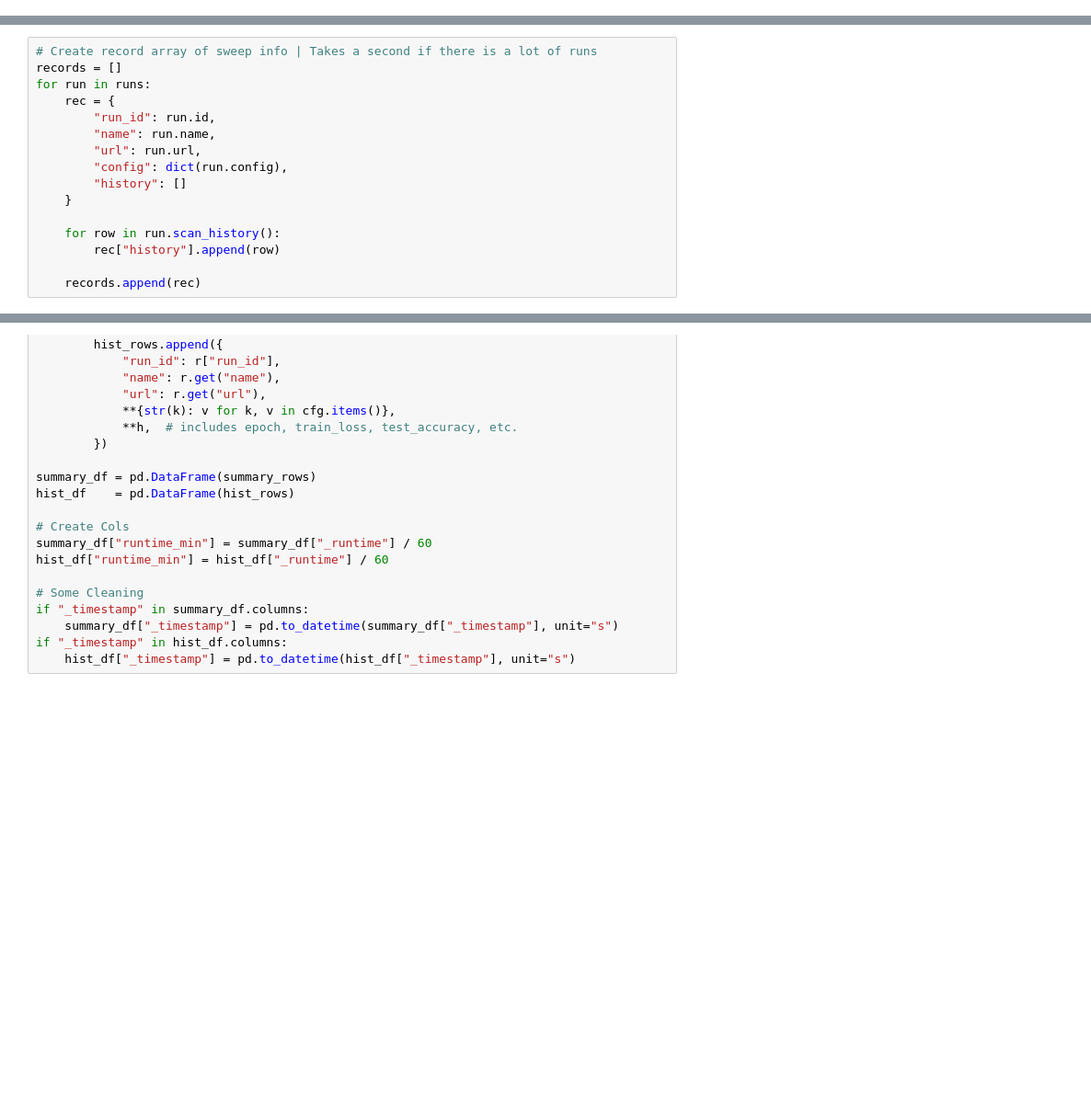
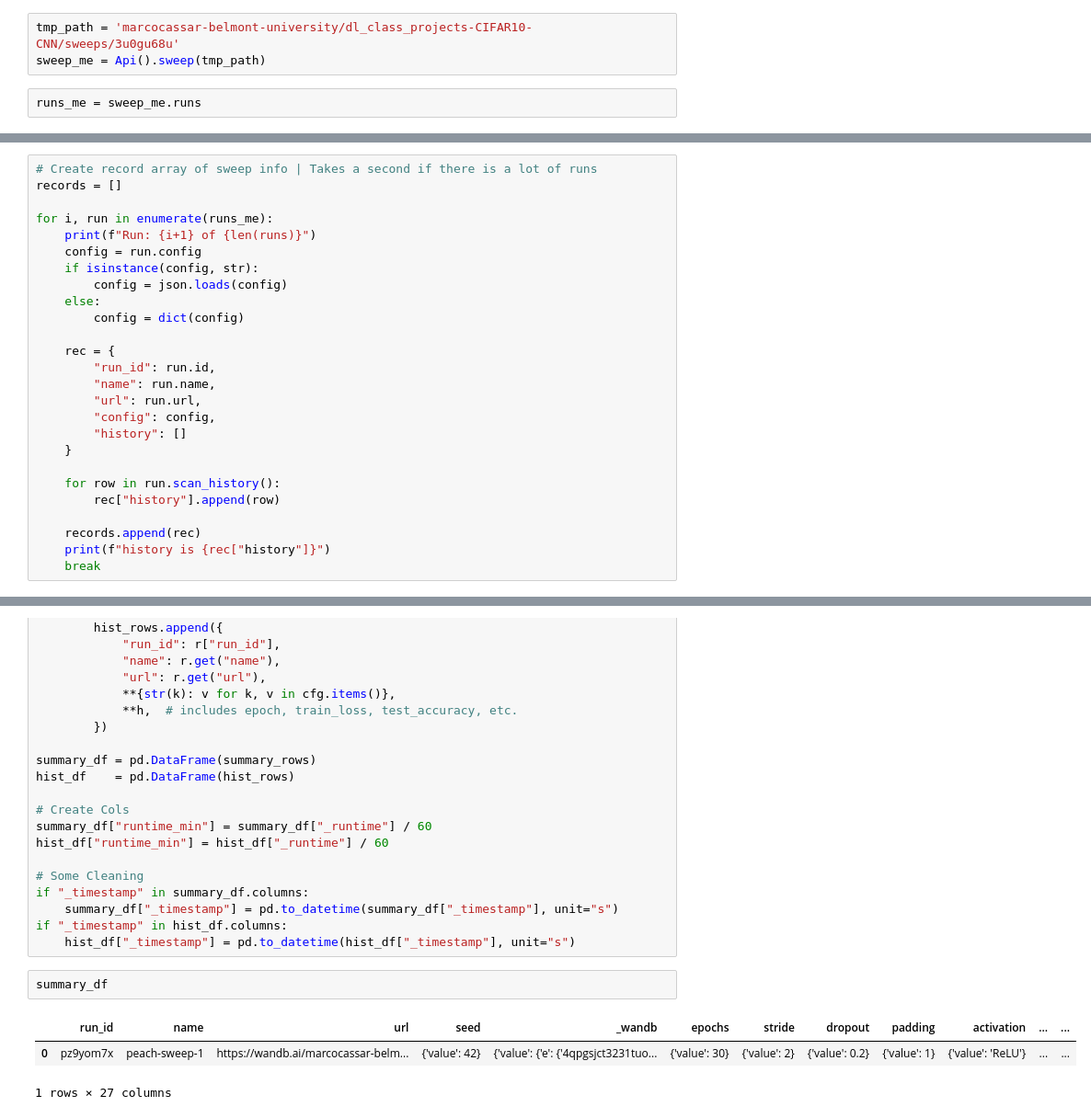
Before and after one commit to Ocrabit/dl_class_projects, a Jupyter notebook: CIFAR10-CNN/viz/sweep_collection_notebook.ipynb, the cells around one changed output, grey strips where cells are left out. Shown: that part at 92% size. Cells and saved outputs as stored; diff of their text form; blank space fills up the shorter version.

```diff
--- a/CIFAR10-CNN/viz/sweep_collection_notebook.ipynb
+++ b/CIFAR10-CNN/viz/sweep_collection_notebook.ipynb
@@ -33,18 +37,31 @@ sweep_path = "example-org-name/example-project-name/3d94i2u8"  # end with id of
 # Use wandb api
 from wandb.apis.public import Api
 sweep = Api().sweep(sweep_path)
+# %%
+tmp_path = 'marcocassar-belmont-university/dl_class_projects-CIFAR10-CNN/sweeps/3u0gu68u'
+sweep_me = Api().sweep(tmp_path)
+# %%
+runs_me = sweep_me.runs
 # %%
 # Collect runs from sweep
 runs = sweep.runs
 # %%
 # Create record array of sweep info | Takes a second if there is a lot of runs
 records = []
-for run in runs:
+
+for i, run in enumerate(runs_me):
+    print(f"Run: {i+1} of {len(runs)}")
+    config = run.config
+    if isinstance(config, str):
+        config = json.loads(config)
+    else:
+        config = dict(config)
+
     rec = {
         "run_id": run.id,
         "name": run.name,
         "url": run.url,
-        "config": dict(run.config),
+        "config": config,
         "history": []
     }
 
@@ -52,3 +69,5 @@ for run in runs:
         rec["history"].append(row)
 
     records.append(rec)
+    print(f"history is {rec["history"]}")
+    break
@@ -114,3 +180,9 @@ if "_timestamp" in summary_df.columns:
     summary_df["_timestamp"] = pd.to_datetime(summary_df["_timestamp"], unit="s")
 if "_timestamp" in hist_df.columns:
     hist_df["_timestamp"] = pd.to_datetime(hist_df["_timestamp"], unit="s")
+# %%
+summary_df
+# %% [output]
+|  | run_id | name | url | seed | _wandb | epochs | stride | dropout | padding | activation | ... | ... |
+| 0 | pz9yom7x | peach-sweep-1 | https://wandb.ai/marcocassar-belm... | {'value': 42} | {'value': {'e': {'4qpgsjct3231tuo... | {'value': 30} | {'value': 2} | {'value': 0.2} | {'value': 1} | {'value': 'ReLU'} | ... | ... |
+1 rows × 27 columns
```
Also changed, not shown: parts of 15 cells of this notebook, 1 other file.
